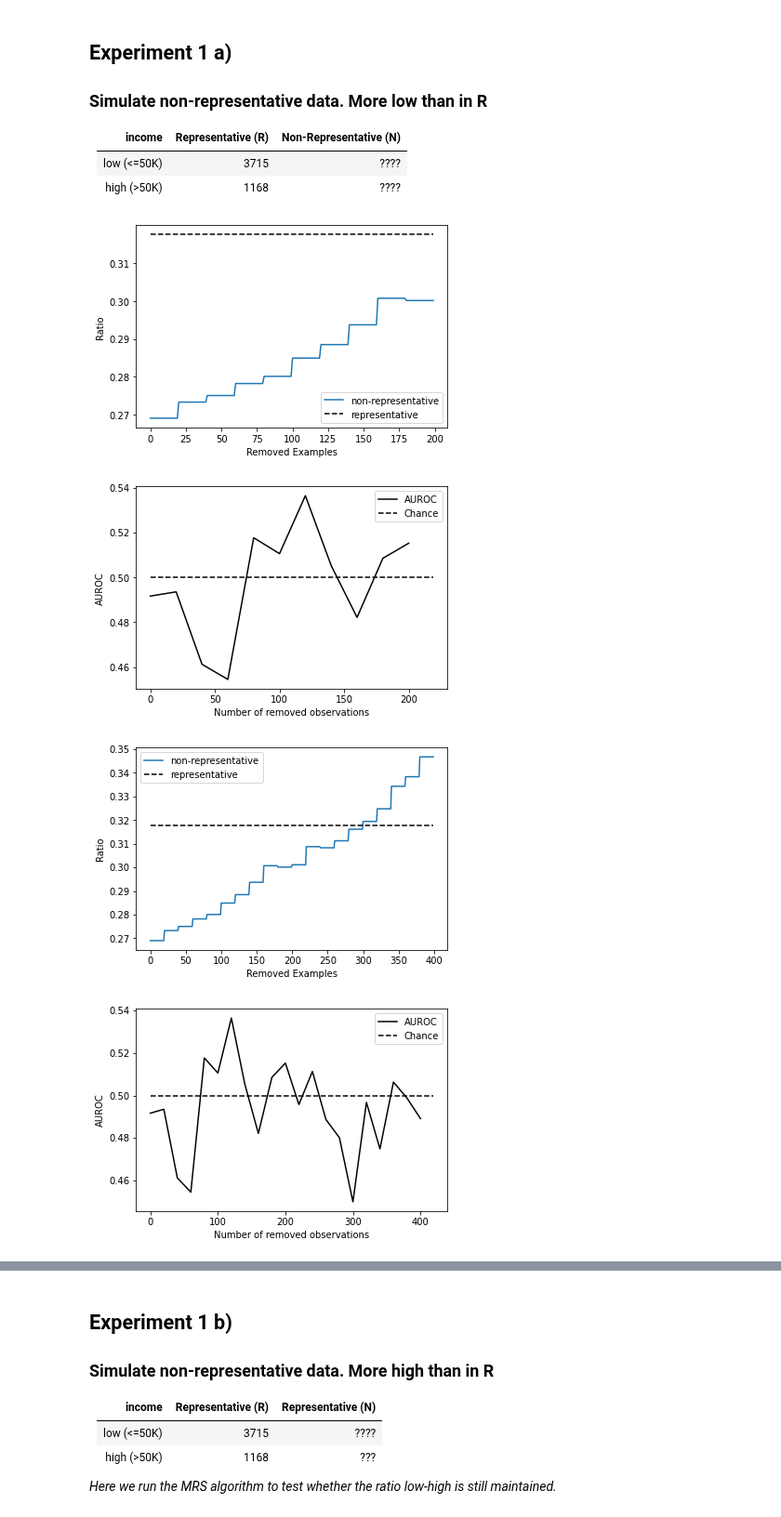
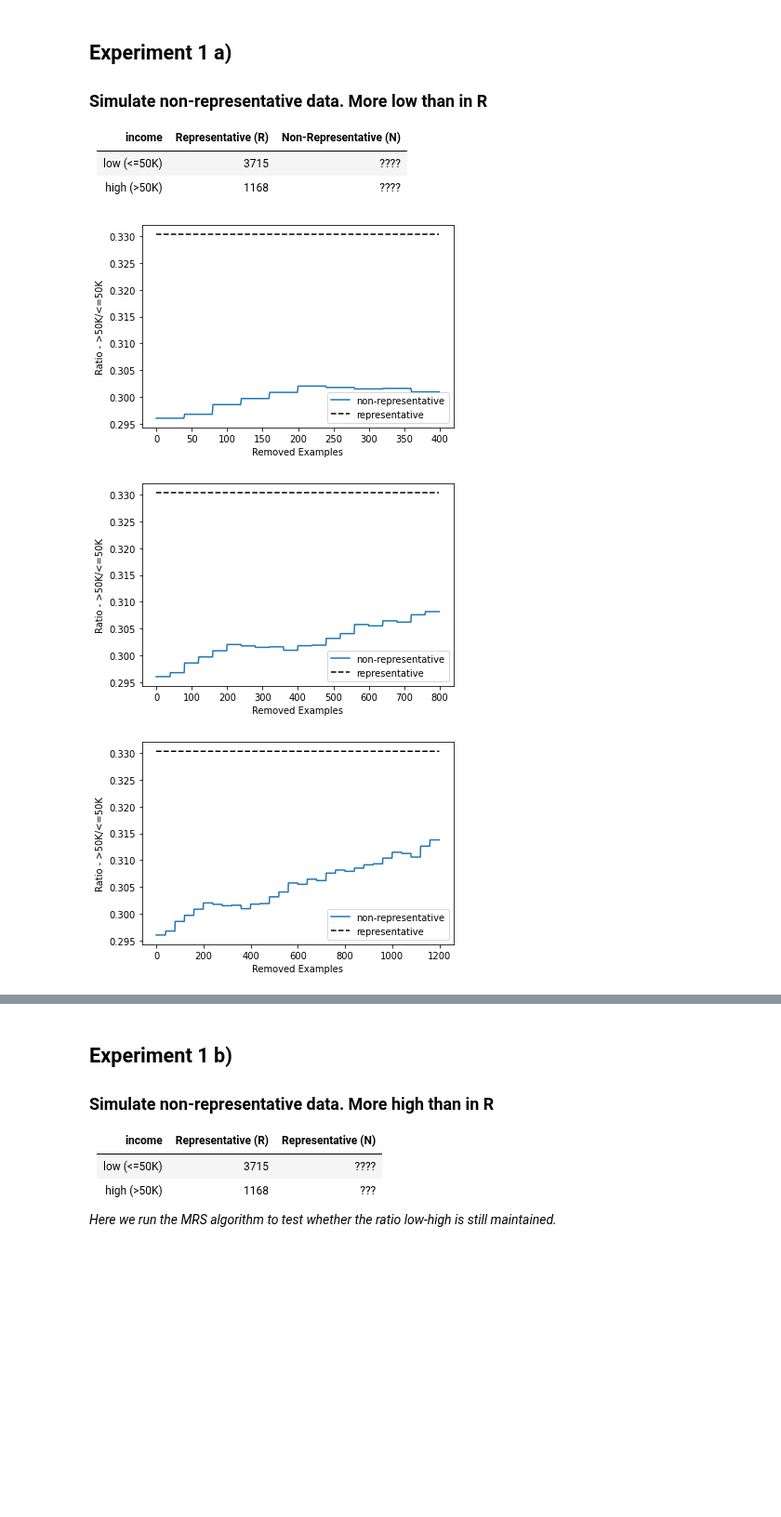
Before and after one commit to laksannathan/maximal-representative-sampling, a Jupyter notebook: src/Maximal Representative Sampling.ipynb, the cells around one changed output, grey strips where cells are left out. Shown at 93% size. Drawn from its saved outputs; the diff is of its cells as text; code cells hidden in the pictures; blank space fills up the shorter version.

```diff
--- a/src/Maximal Representative Sampling.ipynb
+++ b/src/Maximal Representative Sampling.ipynb
@@ -92,7 +92,7 @@ def plot_rocs(rocs, file_name,  save=False):
 
 def plot_class_ratio(ratios, representative_ratio, file_name,  save=False):
     plt.xlabel('Removed Examples')
-    plt.ylabel('Ratio')
+    plt.ylabel('Ratio - >50K/<=50K')
     plt.plot(ratios, label='non-representative')
     plt.plot(len(ratios)*[representative_ratio], color='black', linestyle='--', label='representative')
     plt.legend()
@@ -284,6 +287,7 @@ df.replace(' >50K', '>50K', inplace=True)
 df.replace(' <=50K.', '<=50K', inplace=True)
 df.replace(' <=50K', '<=50K', inplace=True)
 
+df = df.replace(' ?',np.NaN)
 df.dropna(inplace=True)
 df.reset_index(inplace=True, drop=True)
 
@@ -294,7 +298,7 @@ for c in ctg:
                                        prefix=c,
                                        dummy_na=False)], axis=1).drop([c],axis=1)
 
-'''Rep: <=50K    37155 ;; >50K     11687'''
+'''Rep: <=50K    34014 ;; >50K     11208'''
 
 df_high = df[df['Above/Below 50K'] == ">50K"].copy(deep=True)
 df_low = df[df['Above/Below 50K'] == "<=50K"].copy(deep=True)
@@ -304,18 +308,18 @@ df_low = df[df['Above/Below 50K'] == "<=50K"].copy(deep=True)
 
 #-----------------Simulate non-representative data---------------------#
 # 14800, 4700
-rep = pd.concat([df_low.head(1480).copy(deep=True),
-                 df_high.head(470).copy(deep=True)], ignore_index=True)
+rep = pd.concat([df_low.head(3415).copy(deep=True),
+                 df_high.head(1128).copy(deep=True)], ignore_index=True)
 
 nonrep_more_high = pd.concat([df_low.tail(1480).copy(deep=True),
-                    df_high.tail(970).copy(deep=True)], ignore_index=True)
+                    df_high.tail(1170).copy(deep=True)], ignore_index=True)
 
-nonrep_more_low = pd.concat([df_low.tail(1000).copy(deep=True),
-                    df_high.tail(270).copy(deep=True)], ignore_index=True)
+nonrep_more_low = pd.concat([df_low.tail(3815).copy(deep=True),
+                    df_high.tail(1128).copy(deep=True)], ignore_index=True)
 
 #-----------------Simulate representative data---------------------#
-rep2 = pd.concat([df_low.tail(1480).copy(deep=True),
-                 df_high.tail(470).copy(deep=True)], ignore_index=True)
+rep2 = pd.concat([df_low.tail(3715).copy(deep=True),
+                 df_high.tail(1168).copy(deep=True)], ignore_index=True)
 
 rep['label'] = 0
 nonrep_more_high['label'] = 1
@@ -328,8 +332,6 @@ print('Rep 2: \n', rep2['Above/Below 50K'].value_counts())
 print('Nonrep_more_high: \n', nonrep_more_high['Above/Below 50K'].value_counts())
 print('nonrep_more_low: \n', nonrep_more_low['Above/Below 50K'].value_counts())
 
-del df, df_low, df_high
-
 us_nonrep_more_high = pd.concat([nonrep_more_high, rep])
 us_nonrep_more_low = pd.concat([nonrep_more_low, rep])
 us_rep = pd.concat([rep, rep2])
@@ -340,13 +342,11 @@ for m in meta:
     if m in us_columns:
         us_columns.remove(m)
 
-us_scaling_columns = ['Age', 'Capital Loss', 'Capital Gain', 'Hours/Week', 'fnlgwt', 'Education Num']
+us_scaling_columns = ['Age', 'Capital Loss', 'Education Num', 'Capital Gain', 'Hours/Week']
 for dataset in [us_rep, us_nonrep_more_high, us_nonrep_more_low]:
     scale = StandardScaler()
     dataset[us_scaling_columns] = scale.fit_transform(dataset[us_scaling_columns])
     dataset.reset_index(drop=True, inplace=True)
-
-print(us_nonrep_more_low[us_columns].head())
 # %% [output]
 Current setting:
 Rep:
@@ -378,25 +396,28 @@ len(us_nonrep_more_low)
 | low (<=50K) | 3715               | ????                   |
 | high (>50K) | 1168               | ????                   |
 # %%
-#temperatures = [0.1, 0.5, 0.8, 1, 0.3]
-temperatures = [0.5]
-drop = 20
+temperatures = [0.67, 0.65]
+#temperatures = [0.5]
+drop = 40
 number_of_splits = 5
 number_of_iterations = int(len(us_nonrep_more_low[us_nonrep_more_low['label'] == 1]) / drop)
 
 test_size = 0.33
-result_dir = os.path.join(os.getcwd(), 'results/us_nonrep_more_low',  datetime.datetime.now().strftime('%Y-%m-%d_%H-%M-%S'))
-os.makedirs(result_dir, exist_ok=True)
+result_dir = os.path.join(os.getcwd(), 'results/us_nonrep_more_low',
+                          datetime.datetime.now().strftime('%Y-%m-%d_%H-%M-%S'))
 
 
 for temp in tqdm(temperatures):
-    _, auc, roc = repeated_MRS(us_nonrep_more_low, us_columns, temp, result_directory = result_dir,
+    ratio, representative_ratio = repeated_MRS(us_nonrep_more_low, us_columns, temp,
                     number_of_iterations = number_of_iterations,
                     number_of_splits = number_of_splits, n_drop = drop,
                            test_size = test_size, cv = 3, us = True)
-    plot_auc(auc, drop, file_name, save=False)
+
+os.makedirs(result_dir, exist_ok=True)
+plot_class_ratio(ratio, representative_ratio, result_dir, save=True)
+pickle.dump(ratio, open("results/ratio", 'wb'))
+pickle.dump(representative_ratio, open("results/representative_ratio", 'wb'))
 # %% [output]
-[figure, old version]
+[figure, new version]
-[figure, old version]
+[figure, new version]
-[figure, old version]
+[figure, new version]
-[figure, removed]
```
Also changed, not shown: parts of 11 cells of this notebook, 2 other files.
